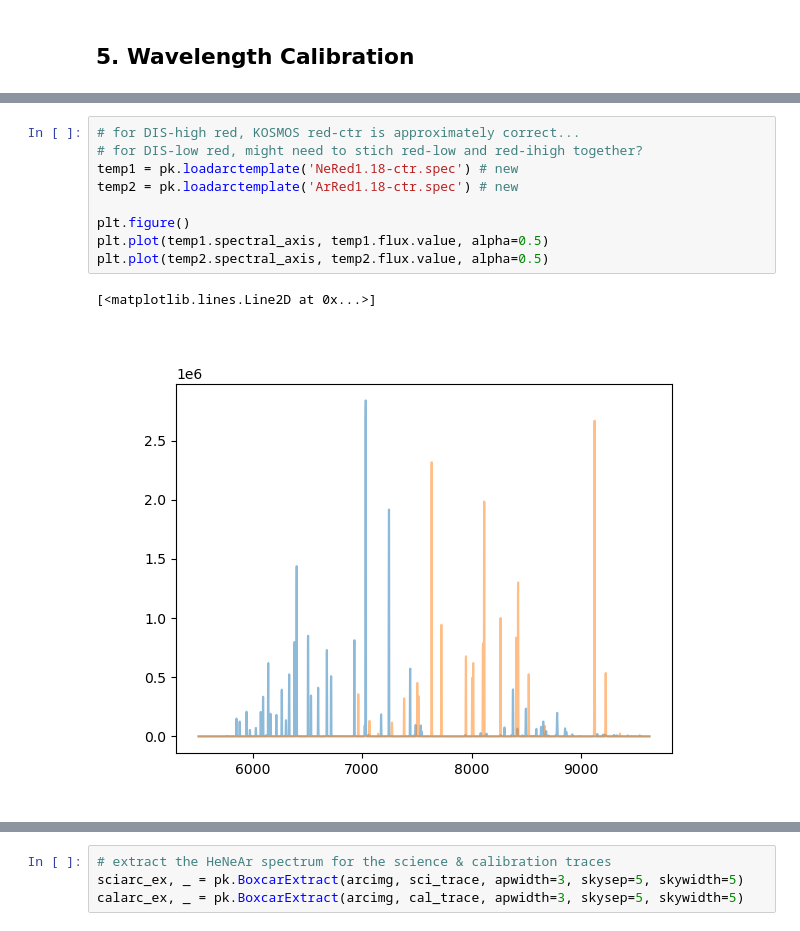
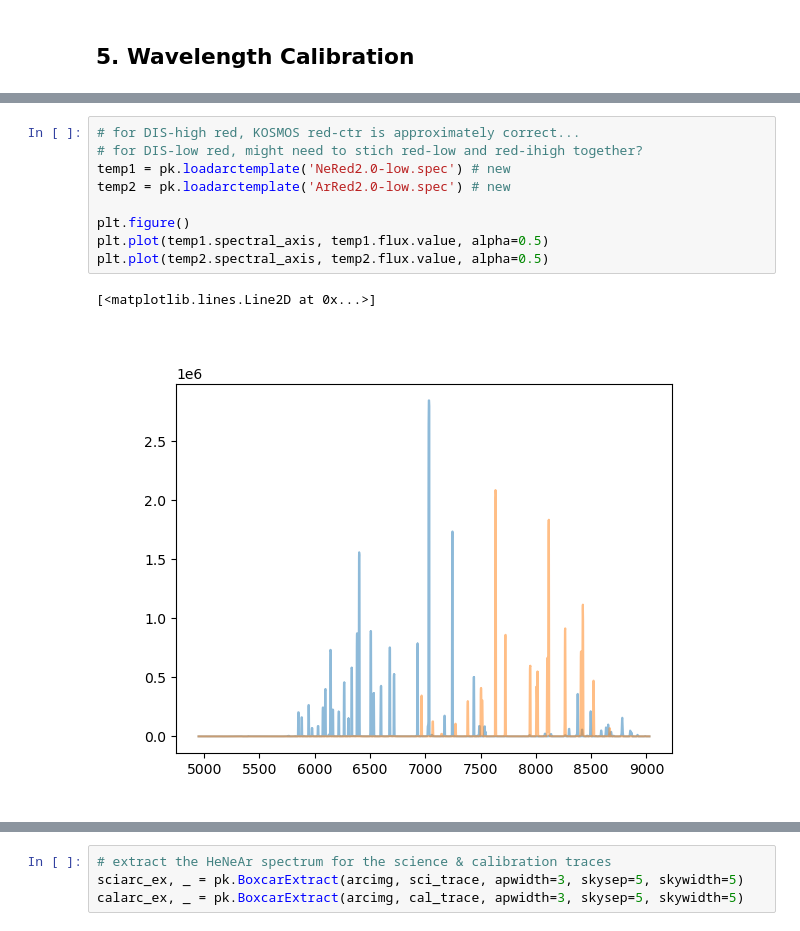
Before and after one commit to jradavenport/pykosmos, a Jupyter notebook: notebooks/apo05workflow-DTW-example.ipynb, the cells around one changed output, grey strips where cells are left out. Drawn from its saved outputs; the diff is of its cells as text.

```diff
--- a/notebooks/apo05workflow-DTW-example.ipynb
+++ b/notebooks/apo05workflow-DTW-example.ipynb
@@ -229,15 +229,15 @@ pk.loadarctemplate(help=True)
 # %%
 # for DIS-high red, KOSMOS red-ctr is approximately correct...
 # for DIS-low red, might need to stich red-low and red-ihigh together?
-temp1 = pk.loadarctemplate('NeRed1.18-ctr.spec') # new
-temp2 = pk.loadarctemplate('ArRed1.18-ctr.spec') # new
+temp1 = pk.loadarctemplate('NeRed2.0-low.spec') # new
+temp2 = pk.loadarctemplate('ArRed2.0-low.spec') # new
 
 plt.figure()
 plt.plot(temp1.spectral_axis, temp1.flux.value, alpha=0.5)
 plt.plot(temp2.spectral_axis, temp2.flux.value, alpha=0.5)
 # %% [output]
 [<matplotlib.lines.Line2D at 0x...>]
-[figure, old version]
+[figure, new version]
 # %%
 # build new template from multiple KOSMOS templates
 NeAr = Spectrum1D(flux=(temp1.flux.value + temp2.flux.value) * temp1.flux.unit,
```
Also changed, not shown: parts of 10 cells of this notebook.
